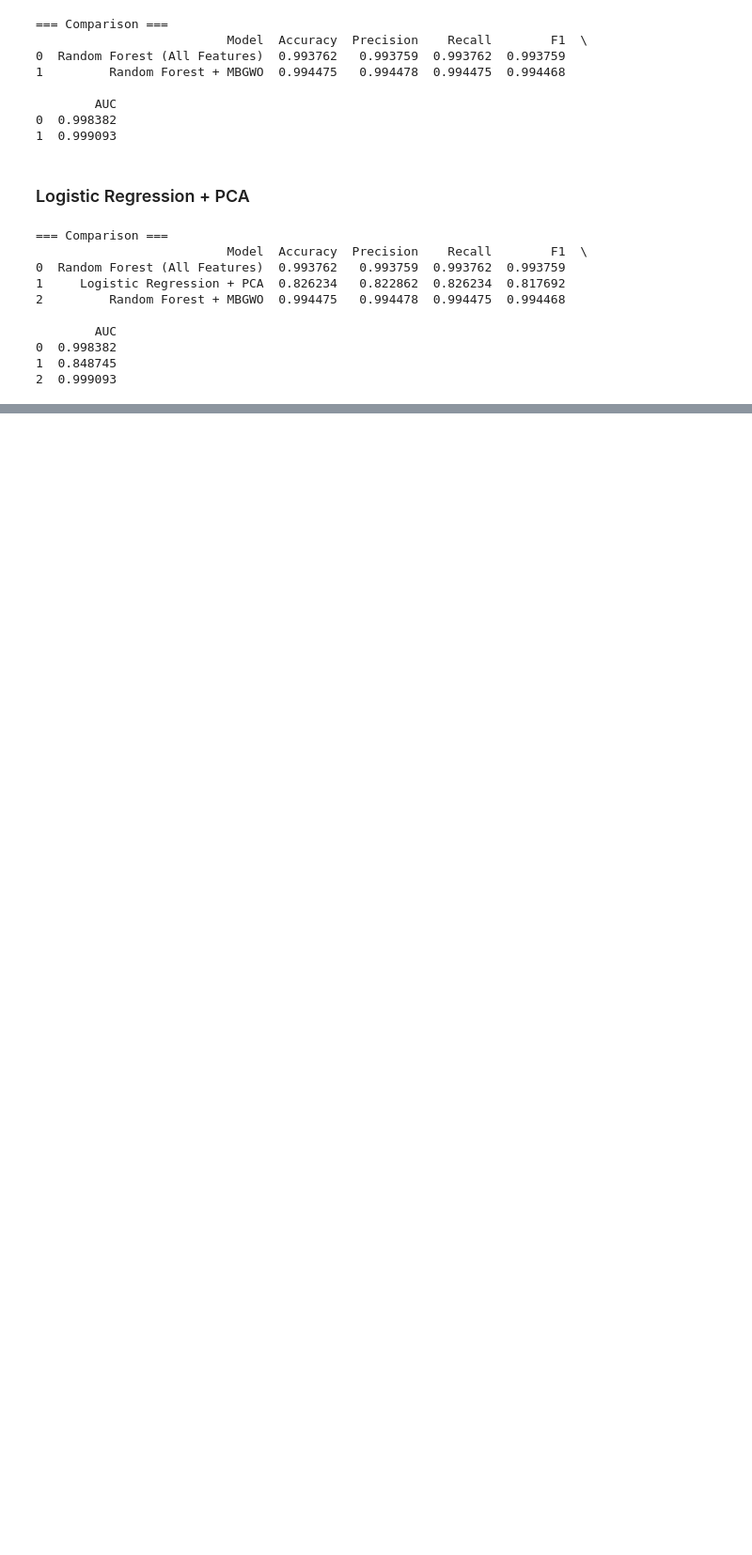
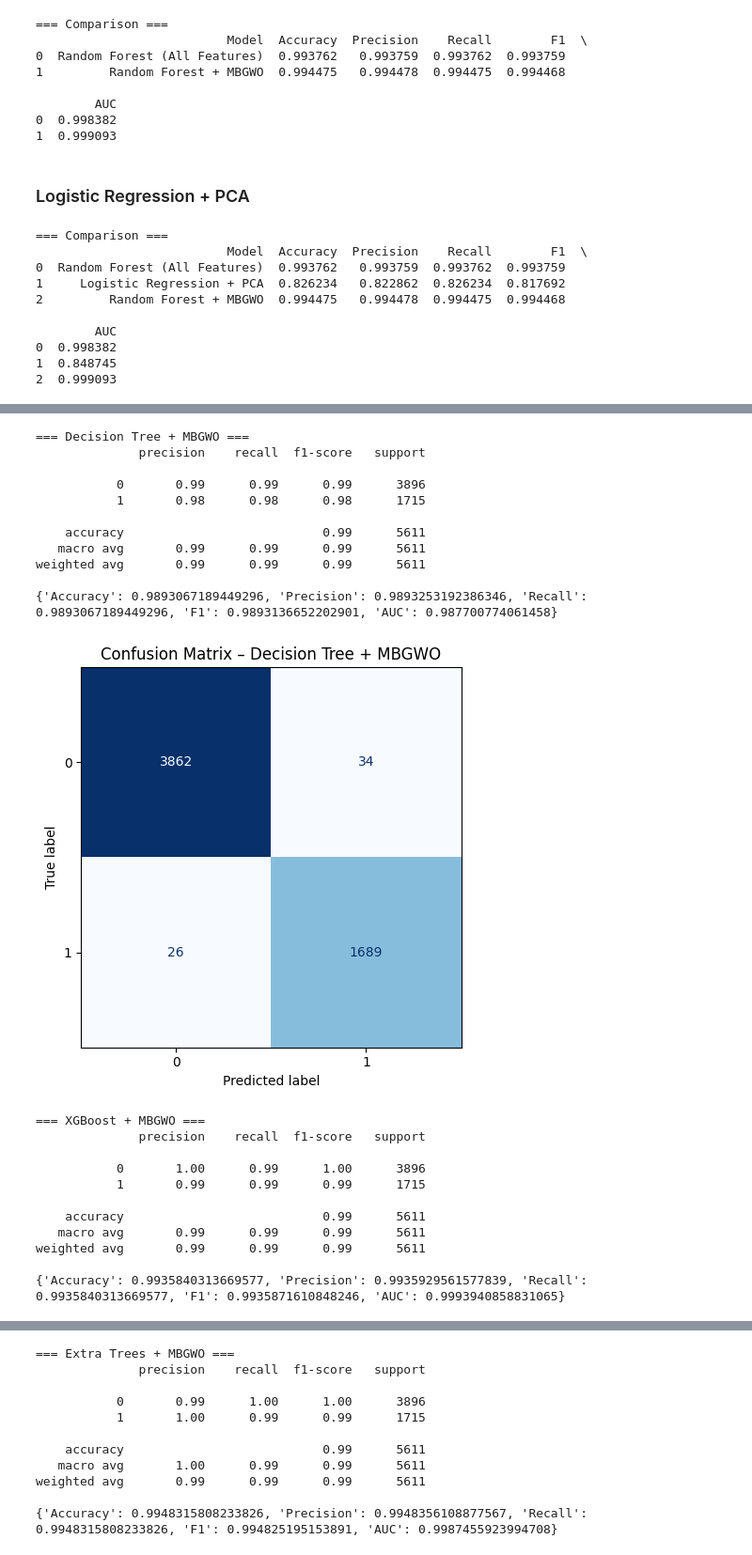
Before and after one commit to divya-392/Master-s-Project, a Jupyter notebook: MTH_IDS.ipynb, the cells around one changed output, grey strips where cells are left out. Shown at 94% size. Saved outputs shown, nothing was run; the diff lists cells and outputs as text; code cells hidden in the pictures; blank space fills up the shorter version.

```diff
--- a/MTH_IDS.ipynb
+++ b/MTH_IDS.ipynb
@@ -1694,0 +1761,46 @@ print(comparison)
+# %%
+# ----------------------------
+#  MODELS AFTER MBGWO
+# ----------------------------
+
+# Decision Tree + MBGWO
+dt_mbgwo = DecisionTreeClassifier(random_state=RANDOM_SEED)
+dt_mbgwo.fit(X_train_sel, y_train)
+dt_mbgwo_res = eval_metrics(dt_mbgwo, X_train_sel, y_train, X_test_sel, y_test,
+                            model_name="Decision Tree + MBGWO", plot_cm=True)
+
+# XGBoost + MBGWO
+xgb_mbgwo = XGBClassifier(use_label_encoder=False, eval_metric='logloss', random_state=RANDOM_SEED)
+xgb_mbgwo.fit(X_train_sel, y_train)
+xgb_mbgwo_res = eval_metrics(xgb_mbgwo, X_train_sel, y_train, X_test_sel, y_test,
+                             model_name="XGBoost + MBGWO", plot_cm=True)
+
+# Extra Trees + MBGWO
+et_mbgwo = ExtraTreesClassifier(n_estimators=100, random_state=RANDOM_SEED)
+et_mbgwo.fit(X_train_sel, y_train)
+et_mbgwo_res = eval_metrics(et_mbgwo, X_train_sel, y_train, X_test_sel, y_test,
+                            model_name="Extra Trees + MBGWO", plot_cm=True)
+# %% [output]
+=== Decision Tree + MBGWO ===
+              precision    recall  f1-score   support
+
+           0       0.99      0.99      0.99      3896
+           1       0.98      0.98      0.98      1715
+
+    accuracy                           0.99      5611
+   macro avg       0.99      0.99      0.99      5611
+weighted avg       0.99      0.99      0.99      5611
+
+{'Accuracy': 0.9893067189449296, 'Precision': 0.9893253192386346, 'Recall': 0.9893067189449296, 'F1': 0.9893136652202901, 'AUC': 0.987700774061458}
+[figure, added]
+=== XGBoost + MBGWO ===
+              precision    recall  f1-score   support
+
+           0       1.00      0.99      1.00      3896
+           1       0.99      0.99      0.99      1715
+
+    accuracy                           0.99      5611
+   macro avg       0.99      0.99      0.99      5611
+weighted avg       0.99      0.99      0.99      5611
+
+{'Accuracy': 0.9935840313669577, 'Precision': 0.9935929561577839, 'Recall': 0.9935840313669577, 'F1': 0.9935871610848246, 'AUC': 0.9993940858831065}
@@ -1694,0 +1808,11 @@ print(comparison)
+=== Extra Trees + MBGWO ===
+              precision    recall  f1-score   support
+
+           0       0.99      1.00      1.00      3896
+           1       1.00      0.99      0.99      1715
+
+    accuracy                           0.99      5611
+   macro avg       1.00      0.99      0.99      5611
+weighted avg       0.99      0.99      0.99      5611
+
+{'Accuracy': 0.9948315808233826, 'Precision': 0.9948356108877567, 'Recall': 0.9948315808233826, 'F1': 0.994825195153891, 'AUC': 0.9987455923994708}
```
Also changed, not shown: parts of 4 cells of this notebook.
